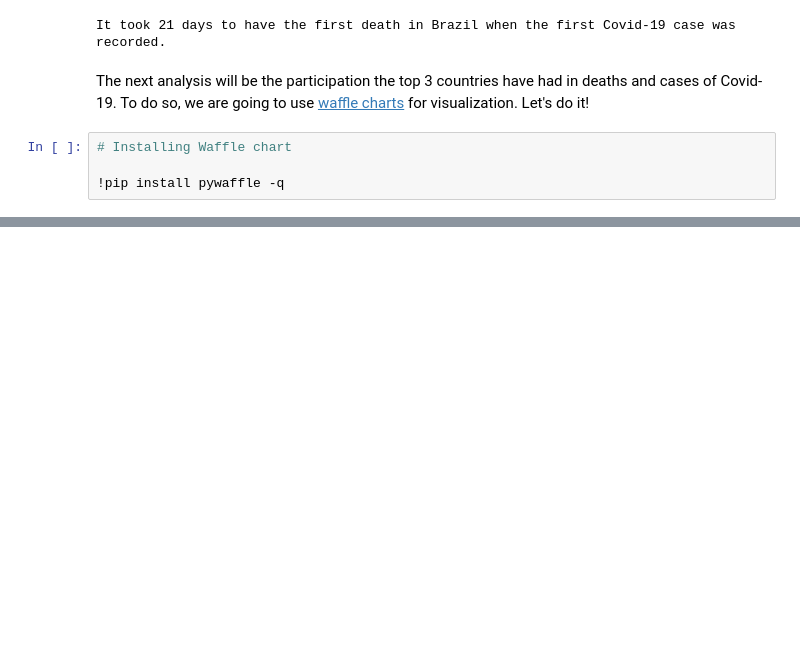
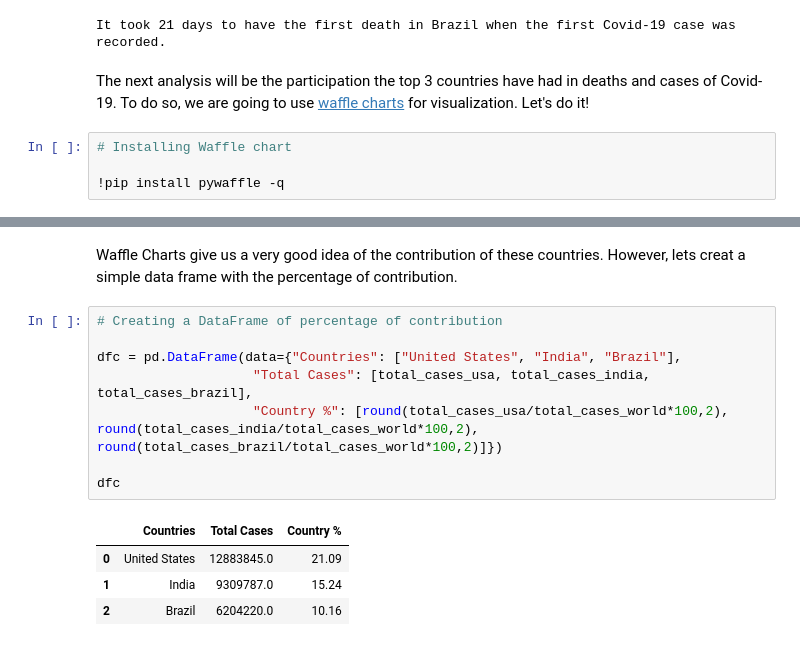
Before and after one commit to JoaoSiqueiraDS/DS_Days, a Jupyter notebook: COVID.ipynb, the cells around one changed output, grey strips where cells are left out. Saved outputs shown, nothing was run; the diff lists cells and outputs as text; blank space fills up the shorter version.

```diff
--- a/COVID.ipynb
+++ b/COVID.ipynb
@@ -380,0 +410,15 @@ dfw = pd.DataFrame(data={"Countries": ["Rest of the world", "United States", "Br
+# %% [markdown]
+Waffle Charts give us a very good idea of the contribution of these countries. However, lets creat a simple data frame with the percentage of contribution.
+# %%
+# Creating a DataFrame of percentage of contribution
+
+dfc = pd.DataFrame(data={"Countries": ["United States", "India", "Brazil"],
+                    "Total Cases": [total_cases_usa, total_cases_india, total_cases_brazil],
+                    "Country %": [round(total_cases_usa/total_cases_world*100,2), round(total_cases_india/total_cases_world*100,2), round(total_cases_brazil/total_cases_world*100,2)]})
+
+dfc
+# %% [output]
+|  | Countries | Total Cases | Country % |
+| 0 | United States | 12883845.0 | 21.09 |
+| 1 | India | 9309787.0 | 15.24 |
+| 2 | Brazil | 6204220.0 | 10.16 |
```
Also changed, not shown: parts of 13 cells of this notebook.
